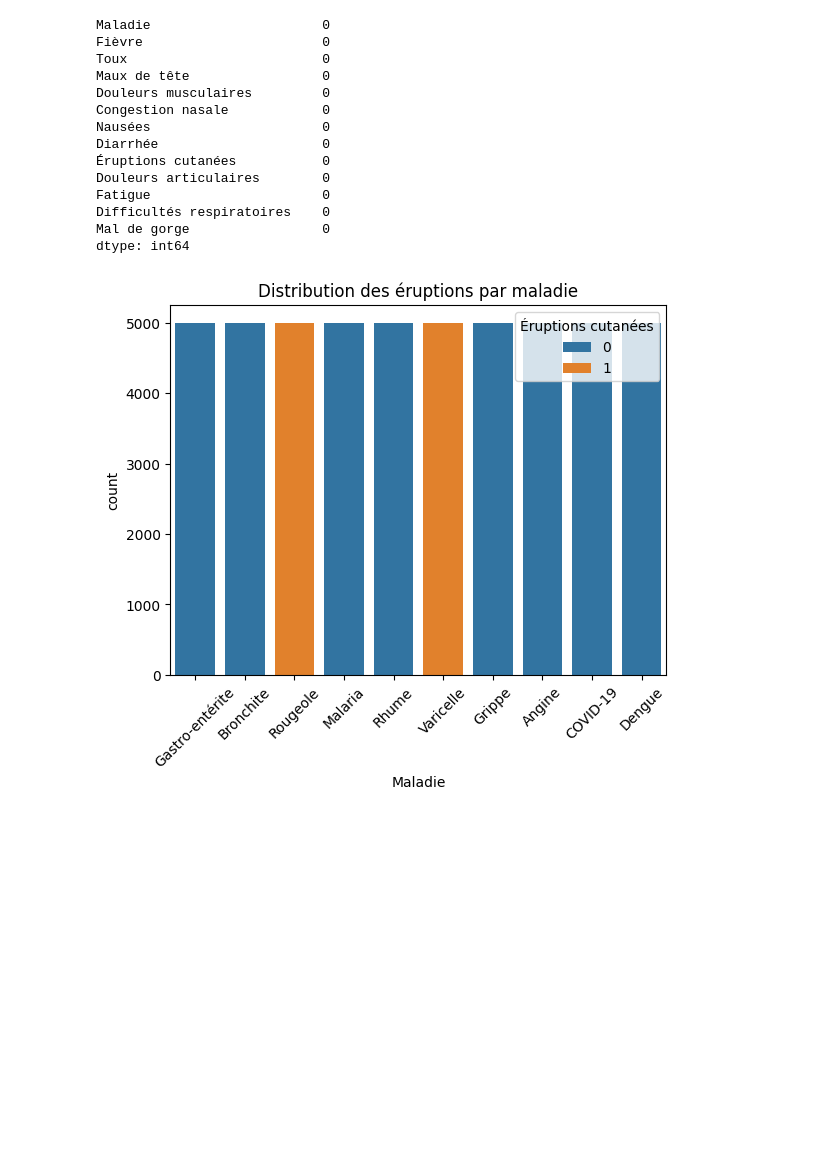
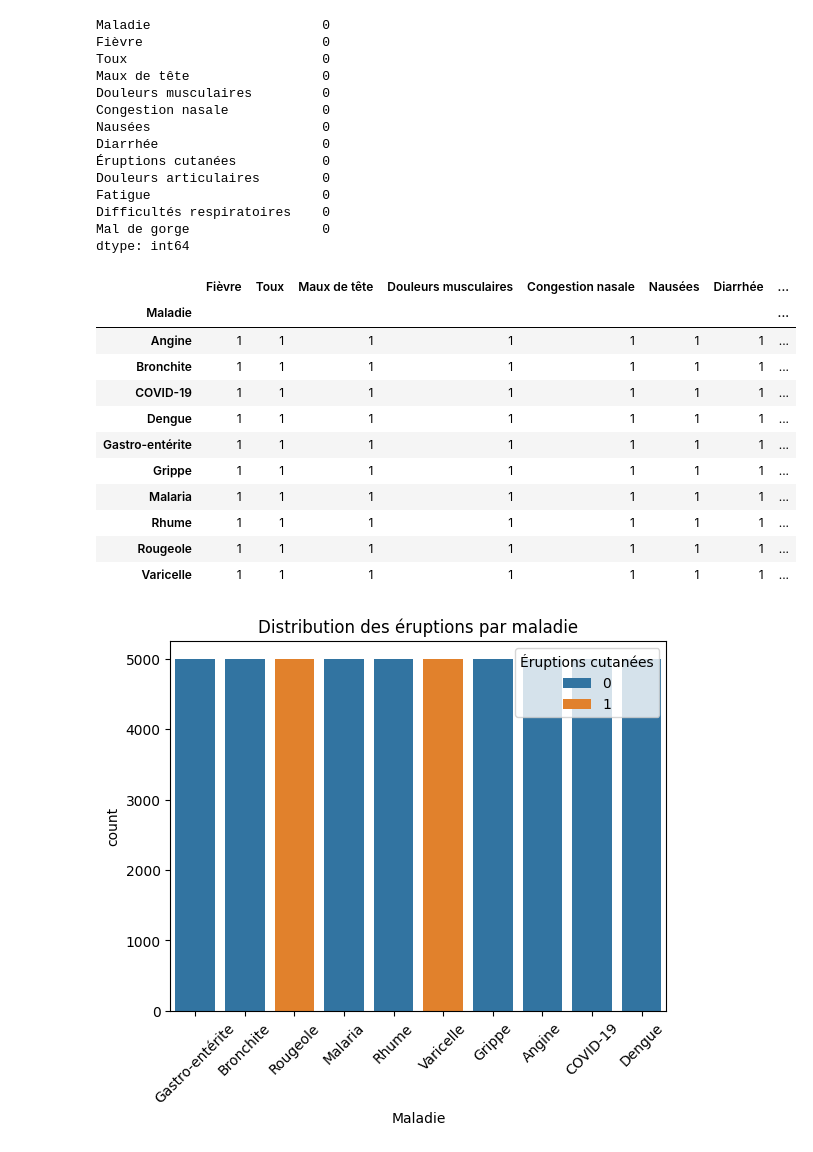
Before and after one commit to NdongoMamoudou/DeepLearningHub, a Jupyter notebook: PMC/Notebooks/classification_maladies_PMC.ipynb, the cells around one changed output. Drawn from its saved outputs; the diff is of its cells as text; code cells hidden in the pictures; blank space fills up the shorter version.

```diff
--- a/PMC/Notebooks/classification_maladies_PMC.ipynb
+++ b/PMC/Notebooks/classification_maladies_PMC.ipynb
@@ -74,6 +69,23 @@ Fatigue                      0
 Difficultés respiratoires    0
 Mal de gorge                 0
 dtype: int64
+# %%
+## on fait un groupement
+## cela trouve que toute les maladie on le méme symptomes
+df_maladie.groupby("Maladie").nunique()
+# %% [output]
+|  | Fièvre | Toux | Maux de tête | Douleurs musculaires | Congestion nasale | Nausées | Diarrhée | ... |
+| Maladie |  |  |  |  |  |  |  | ... |
+| Angine | 1 | 1 | 1 | 1 | 1 | 1 | 1 | ... |
+| Bronchite | 1 | 1 | 1 | 1 | 1 | 1 | 1 | ... |
+| COVID-19 | 1 | 1 | 1 | 1 | 1 | 1 | 1 | ... |
+| Dengue | 1 | 1 | 1 | 1 | 1 | 1 | 1 | ... |
+| Gastro-entérite | 1 | 1 | 1 | 1 | 1 | 1 | 1 | ... |
+| Grippe | 1 | 1 | 1 | 1 | 1 | 1 | 1 | ... |
+| Malaria | 1 | 1 | 1 | 1 | 1 | 1 | 1 | ... |
+| Rhume | 1 | 1 | 1 | 1 | 1 | 1 | 1 | ... |
+| Rougeole | 1 | 1 | 1 | 1 | 1 | 1 | 1 | ... |
+| Varicelle | 1 | 1 | 1 | 1 | 1 | 1 | 1 | ... |
 # %%
 sns.countplot(x="Maladie", hue="Éruptions cutanées", data=df_maladie)
 plt.xticks(rotation=45)
```
Also changed, not shown: parts of 9 cells of this notebook.
